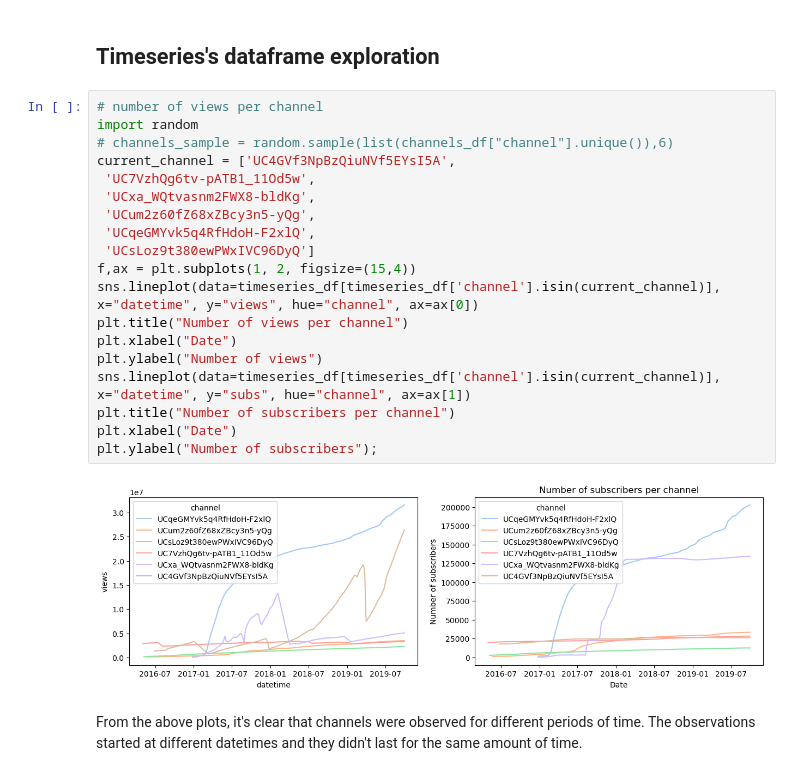
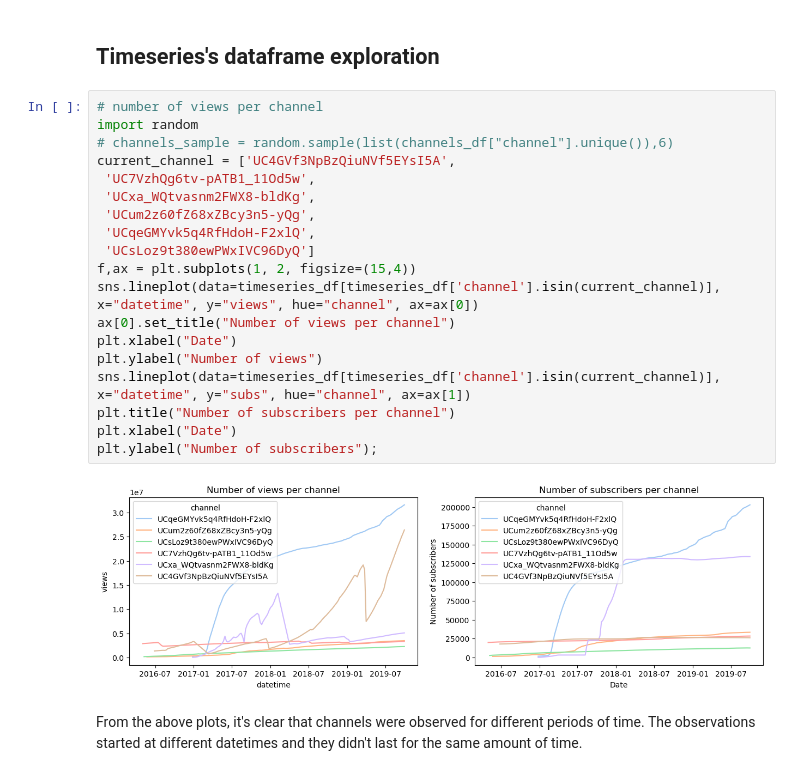
Before and after one commit to epfl-ada/ada-2022-project-adangerousteam, a Jupyter notebook: milestone_3/data_exploration.ipynb, the cells around one changed output. Saved outputs shown, nothing was run; the diff lists cells and outputs as text.

```diff
--- a/milestone_3/data_exploration.ipynb
+++ b/milestone_3/data_exploration.ipynb
@@ -131,24 +131,24 @@ From the independence t-test we notice the two distributions of channels and vid
 # %%
 # number of views per channel
 import random
 # channels_sample = random.sample(list(channels_df["channel"].unique()),6)
 current_channel = ['UC4GVf3NpBzQiuNVf5EYsI5A',
  'UC7VzhQg6tv-pATB1_11Od5w',
  'UCxa_WQtvasnm2FWX8-bldKg',
  'UCum2z60fZ68xZBcy3n5-yQg',
  'UCqeGMYvk5q4RfHdoH-F2xlQ',
  'UCsLoz9t380ewPWxIVC96DyQ']
 f,ax = plt.subplots(1, 2, figsize=(15,4))
 sns.lineplot(data=timeseries_df[timeseries_df['channel'].isin(current_channel)], x="datetime", y="views", hue="channel", ax=ax[0])
-plt.title("Number of views per channel")
+ax[0].set_title("Number of views per channel")
 plt.xlabel("Date")
 plt.ylabel("Number of views")
 sns.lineplot(data=timeseries_df[timeseries_df['channel'].isin(current_channel)], x="datetime", y="subs", hue="channel", ax=ax[1])
 plt.title("Number of subscribers per channel")
 plt.xlabel("Date")
 plt.ylabel("Number of subscribers");
 # %% [output]
-[figure, old version]
+[figure, new version]
 # %% [markdown]
 From the above plots, it's clear that channels were observed for different periods of time. The observations started at different datetimes and they didn't last for the same amount of time.
 # %% [markdown]
```
Also changed, not shown: 16 other files.
